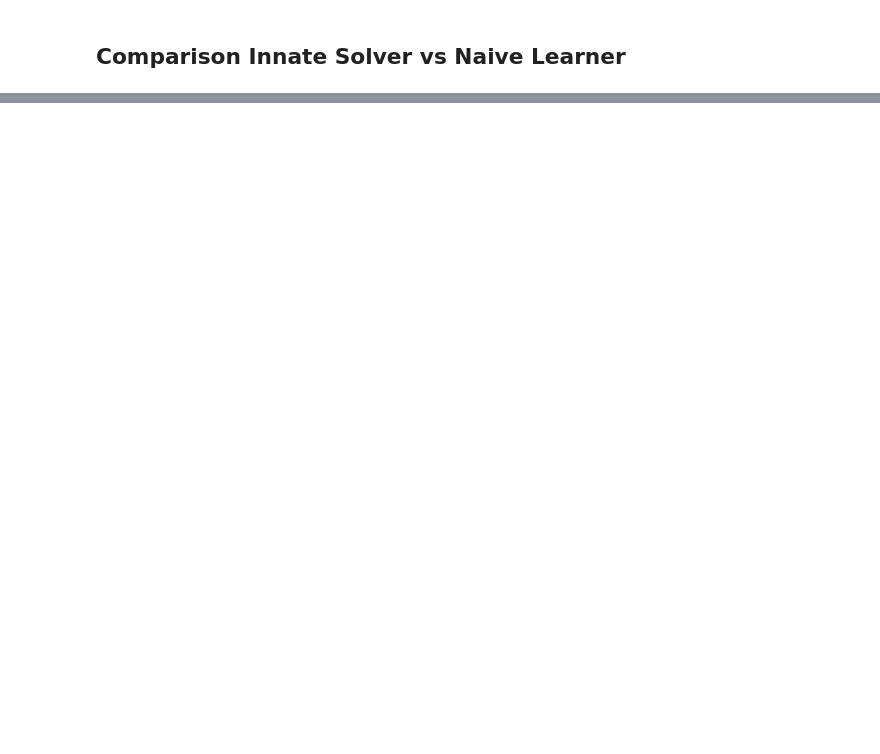
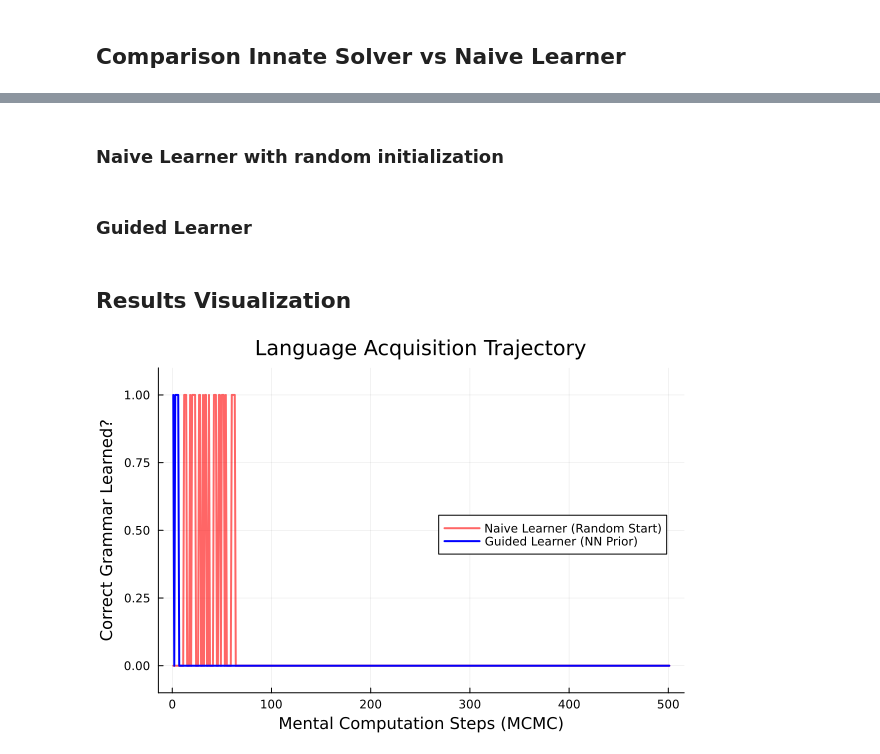
Before and after one commit to vitoratcacamargo/aom, a Jupyter notebook: notebooks/ug_genmodel_v0.ipynb, the cells around one changed output, grey strips where cells are left out. Saved outputs shown, nothing was run; the diff lists cells and outputs as text; code cells hidden in the pictures; blank space fills up the shorter version.

```diff
--- a/notebooks/ug_genmodel_v0.ipynb
+++ b/notebooks/ug_genmodel_v0.ipynb
@@ -781,0 +438,53 @@ Average Accuracy: 73.8%
+# %% [markdown]
+### Naive Learner with random initialization
+# %%
+naive_trace, _ = generate(corpus_model, (NUM_SENTS_TRAIN,), obs_map)
+
+naive_acc = Float64[]
+push!(naive_acc, is_correct(naive_trace) ? 1.0 : 0.0)
+
+for i in 1:500
+    global naive_trace = mh_step(naive_trace)
+    push!(naive_acc, is_correct(naive_trace) ? 1.0 : 0.0)
+end
+# %% [markdown]
+### Guided Learner
+# %%
+# Get the guided guess from the neural network
+nn_preds, nn_probs = predict_nn(observed_input_vec)
+
+# Get the initial observation constraints
+guided_init_map = deepcopy(obs_map)
+
+# Add the neural network predictions as initial values
+guided_init_map[:head_direction] = nn_preds.hd
+guided_init_map[:subject_drop] = nn_preds.sd
+guided_init_map[:adj_order] = nn_preds.ao
+guided_init_map[:wh_fronting] = nn_preds.wh
+
+guided_trace, _ = generate(corpus_model, (NUM_SENTS_TRAIN,), guided_init_map)
+
+guided_acc = Float64[]
+push!(guided_acc, is_correct(guided_trace) ? 1.0 : 0.0)
+
+for i in 1:500
+    global guided_trace = mh_step(guided_trace)
+    push!(guided_acc, is_correct(guided_trace) ? 1.0 : 0.0)
+end
+# %% [markdown]
+## Results Visualization
+# %%
+p_results = plot(
+    title="Language Acquisition Trajectory",
+    xlabel="Mental Computation Steps (MCMC)",
+    ylabel="Correct Grammar Learned?",
+    legend=:right,
+    ylim=(-0.1, 1.1)
+)
+
+plot!(p_results, naive_acc, label="Naive Learner (Random Start)", color=:red, alpha=0.6, linewidth=2)
+plot!(p_results, guided_acc, label="Guided Learner (NN Prior)", color=:blue, linewidth=2)
+
+display(p_results)
+# %% [output]
+[figure, added]
```
Also changed, not shown: parts of 19 cells of this notebook, 2 other files.
